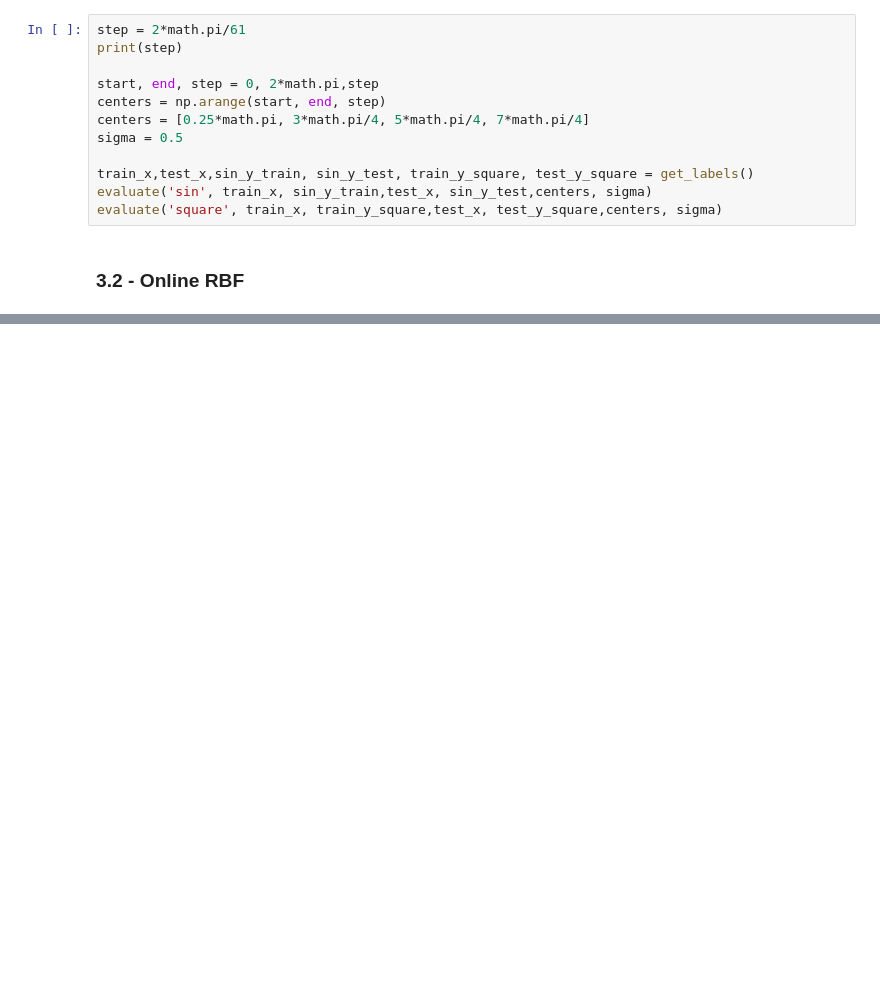
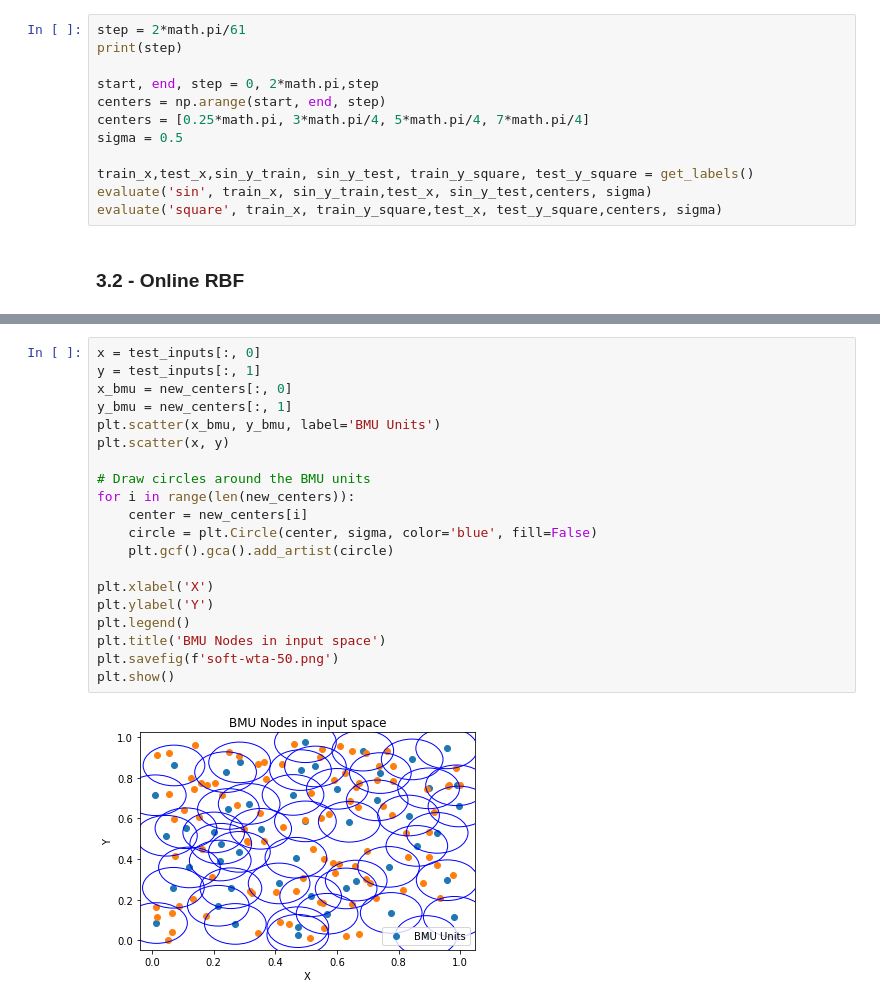
Before and after one commit to MoellerO/DD2437-ANN, a Jupyter notebook: lab2/part_1.ipynb, the cells around one changed output, grey strips where cells are left out. Saved outputs shown, nothing was run; the diff lists cells and outputs as text; blank space fills up the shorter version.

```diff
--- a/lab2/part_1.ipynb
+++ b/lab2/part_1.ipynb
@@ -165,0 +461,22 @@ Test error (online learning, 10 centers, width 0.5): 0.11546979688143418
+# %%
+x = test_inputs[:, 0]
+y = test_inputs[:, 1]
+x_bmu = new_centers[:, 0]
+y_bmu = new_centers[:, 1]
+plt.scatter(x_bmu, y_bmu, label='BMU Units')
+plt.scatter(x, y)
+
+# Draw circles around the BMU units
+for i in range(len(new_centers)):
+    center = new_centers[i]
+    circle = plt.Circle(center, sigma, color='blue', fill=False)
+    plt.gcf().gca().add_artist(circle)
+
+plt.xlabel('X')
+plt.ylabel('Y')
+plt.legend()
+plt.title('BMU Nodes in input space')
+plt.savefig(f'soft-wta-50.png')
+plt.show()
+# %% [output]
+[figure, added]
```
Also changed, not shown: parts of 13 cells of this notebook, 30 other files.
